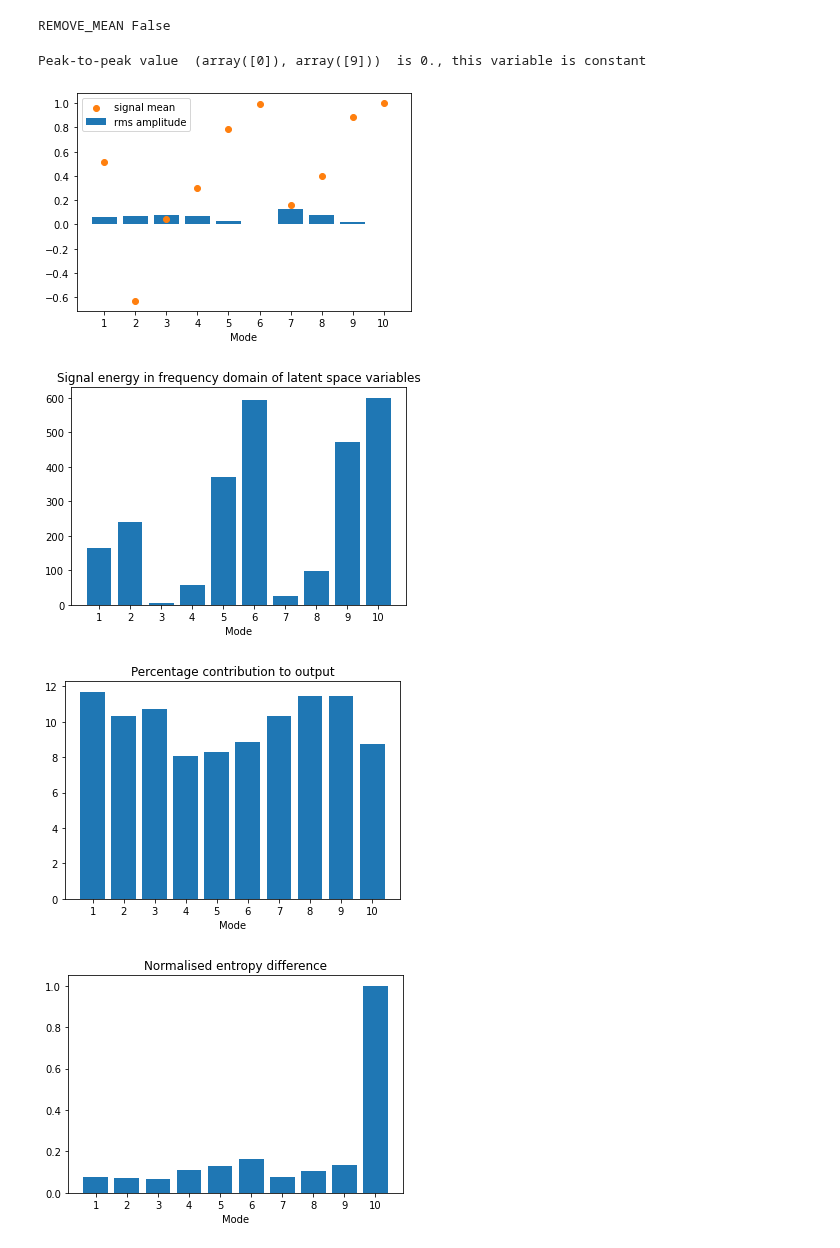
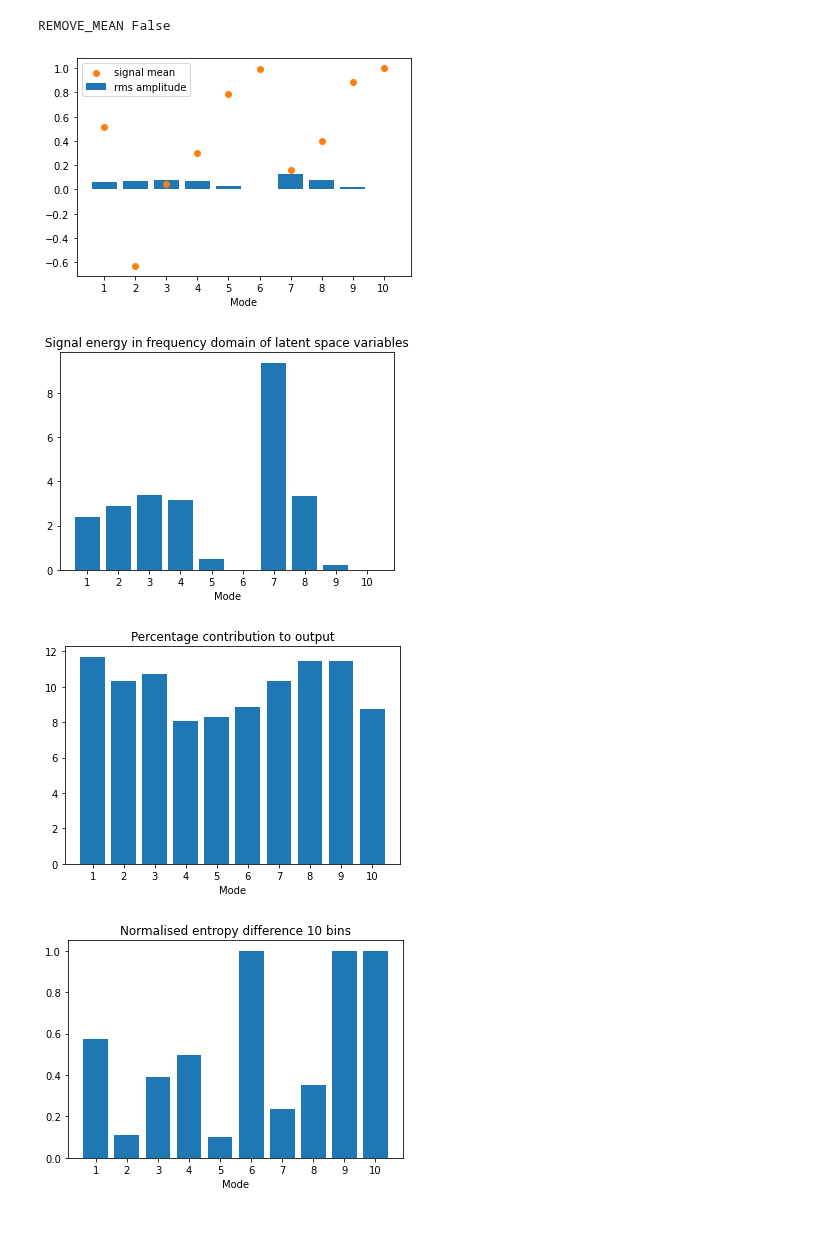
Before and after one commit to MagriLab/MD-CNN-AE, a Jupyter notebook: test.ipynb, the cells around one changed output. Cells and saved outputs as stored; diff of their text form; code cells hidden in the pictures.

Commit message:
fixed bug in ranking methods

```diff
--- a/test.ipynb
+++ b/test.ipynb
@@ -35,7 +35,7 @@ print('REMOVE_MEAN',REMOVE_MEAN)
 REMOVE_MEAN False
 # %%
 import autoencoder_modes_selection as ranking
-SAVE_FIG = True
+SAVE_FIG = False
 
 #========================= RMS amplitude of latent variable =====================
 amp_rms,m = ranking.rms_amplitude(latent_test)
@@ -52,7 +52,7 @@ else:
     plt.show()
 
 #============================ energy spectrum of signal ==========================
-signal_energy = ranking.energy_freq(latent_test)
+signal_energy = ranking.energy_freq(latent_test,remove_mean=True)
 fig2 = plt.figure()
 plt.bar(np.arange(latent_dim)+1,signal_energy)
 plt.xticks(np.arange(latent_dim)+1)
@@ -62,36 +62,36 @@ if SAVE_FIG:
     figname = folder + 'ranking_energy.png'
     plt.savefig(figname)
 else:
     plt.show()
 
 #============================ mse loss ============================================
 per_mode = ranking.percent_output(modes_test,y_test)
 fig3 = plt.figure()
 plt.bar(np.arange(latent_dim)+1,per_mode*100)
 plt.xticks(np.arange(latent_dim)+1)
 plt.xlabel("Mode")
 plt.title("Percentage contribution to output")
 if SAVE_FIG:
     figname = folder + 'ranking_percenty.png'
     plt.savefig(figname)
 else:
     plt.show()
 
 #=============================== NED ==============================================
-NED = ranking.NED(latent_test,20)
+bins = 10
+NED = ranking.NED(latent_test,bins,act_fct=act_fct)
 fig4 = plt.figure()
 plt.bar(np.arange(latent_dim)+1,NED)
 plt.xticks(np.arange(latent_dim)+1)
 plt.xlabel("Mode")
-plt.title("Normalised entropy difference")
+plt.title("Normalised entropy difference "+str(bins)+" bins")
 if SAVE_FIG:
     figname = folder + 'ranking_ned.png'
     plt.savefig(figname)
 else:
     plt.show()
 # %% [output]
-Peak-to-peak value  (array([0]), array([9]))  is 0., this variable is constant
 [figure]
-[figure, old version]
+[figure, new version]
 [figure]
-[figure, old version]
+[figure, new version]
```
Also changed, not shown: 2 other files.
